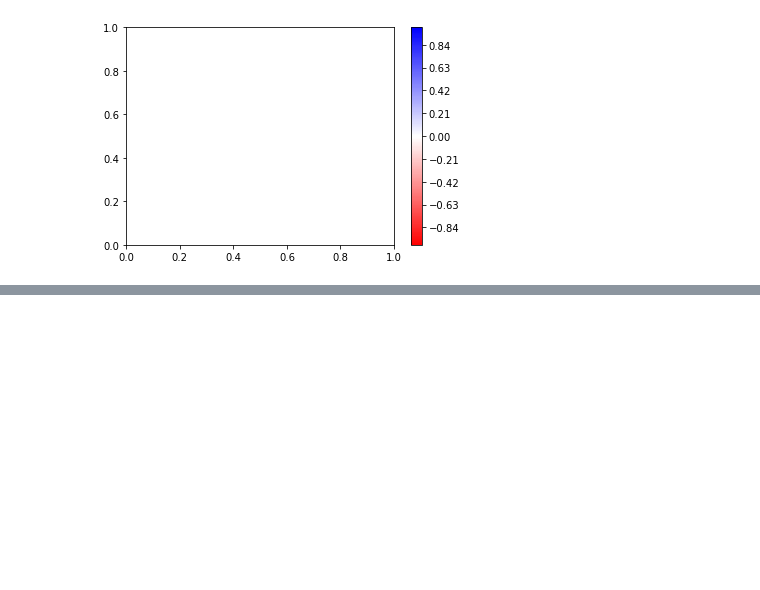
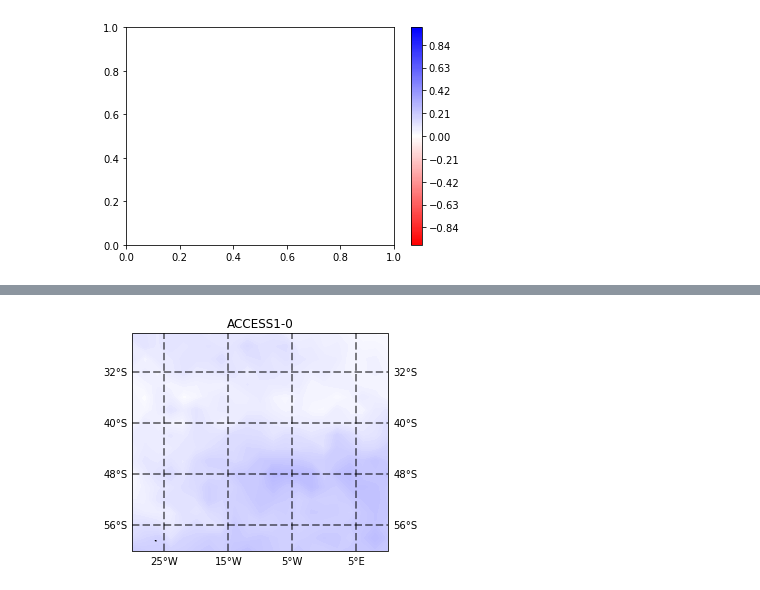
Before and after one commit to peterm790/MASTERS, a Jupyter notebook: FRONT/Front_Plots.ipynb, the cells around one changed output, grey strips where cells are left out. Cells and saved outputs as stored; diff of their text form; code cells hidden in the pictures; blank space fills up the shorter version.

```diff
--- a/FRONT/Front_Plots.ipynb
+++ b/FRONT/Front_Plots.ipynb
@@ -120,5 +153,5 @@ plt.savefig('../FRONT_OUT/anom_cbar.pdf')
 # %%
-files = glob.glob("../FRONT_FILES/2deg/3-hourly/*")
+files = glob.glob("../FRONT_FILES/2deg/seasonal/*")
 # %%
 models = []
 for file in files:
@@ -159,27 +192,31 @@ GFDL-ESM2G
 # %%
-for index in dic:
+#for index in dic:
+for index in ['ACCESS1-0']:
     if index == 'NOAA':
         pass
     else:
         ref = dic['NOAA'].mean(dim='season')
         anom = dic[index].mean(dim='season') - ref
         ax = plt.axes(projection=ccrs.PlateCarree())
         ax.coastlines('50m', linewidth=0.8)
         a = ax.contourf(anom.lon.values,anom.lat.values,anom.values,levels = levels, cmap = 'bwr_r')
         for c in a.collections:
             c.set_edgecolor("face")
         gl = ax.gridlines(crs=ccrs.PlateCarree(), linewidth=2, color='black', alpha=0.5, linestyle='--', draw_labels=True)
         gl.top_labels = False
         gl.left_lables = False
         gl.right_labels=True
         gl.xlines = True
         gl.xlocator = mticker.FixedLocator([-25,-15,-5,5,15])
         gl.ylocator = mticker.FixedLocator([-32,-40,-48,-56])
         gl.xformatter = LONGITUDE_FORMATTER
         gl.yformatter = LATITUDE_FORMATTER
         plt.title(str(index))
-        plt.savefig('../FRONT_OUT/'+str(index)+'/'+str(index)+"_annual_2deg.png")
-        plt.savefig('../FRONT_OUT/'+str(index)+'/'+str(index)+"_annual_2deg.pdf")
-        plt.close()
+        plt.savefig('../FRONT_OUT/annual_2deg/'+str(index)+"_annual_2deg.png")
+        plt.savefig('../FRONT_OUT/annual_2deg/'+str(index)+"_annual_2deg.pdf")
+        #plt.close()
+        plt.show()
+# %% [output]
+[figure, added]
 # %%
 client.close()
```
Also changed, not shown: parts of 10 cells of this notebook, 1 other file.
